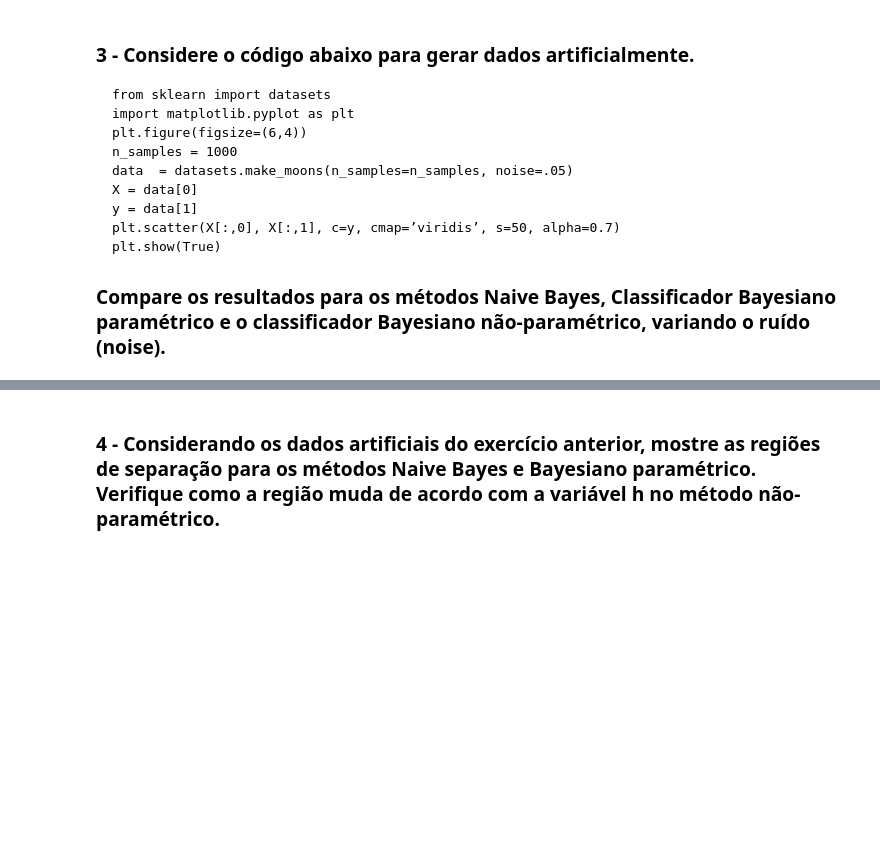
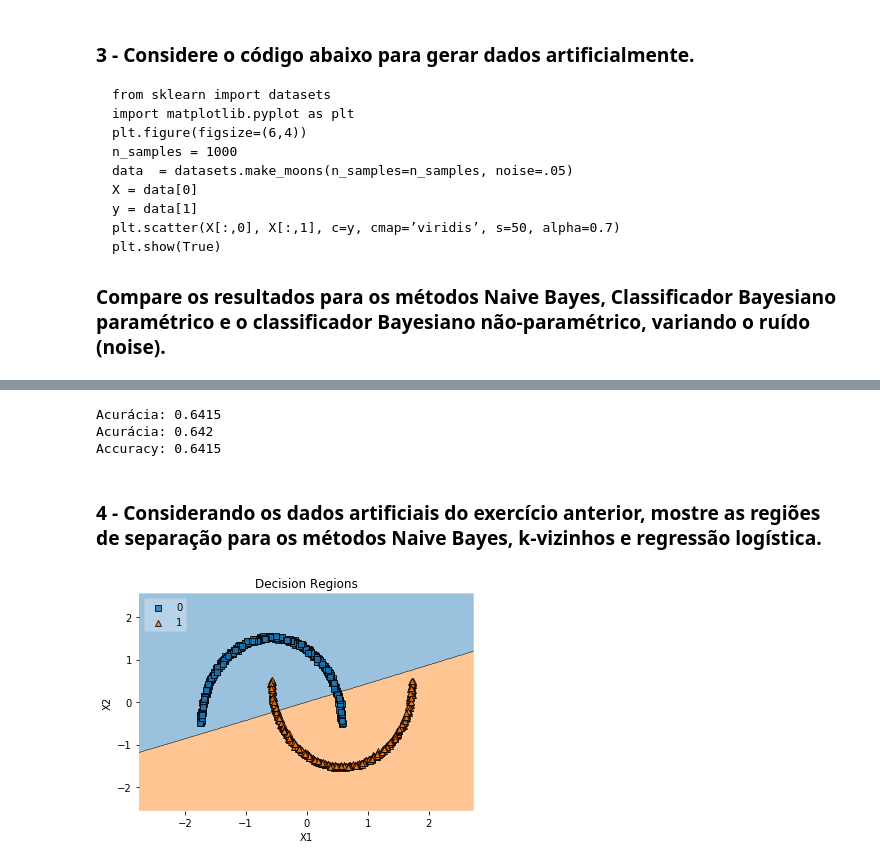
Before and after one commit to BrenoUSP/SME0828_DataScience, a Jupyter notebook: Projects/3 - Classificação/Projeto3_Classificacao_M.ipynb, the cells around one changed output, grey strips where cells are left out. Drawn from its saved outputs; the diff is of its cells as text; code cells hidden in the pictures; blank space fills up the shorter version.

Commit message:
Add files via upload
Upload exercícios 3 e 4 incompletos

```diff
--- a/Projects/3 - Classificação/Projeto3_Classificacao_M.ipynb
+++ b/Projects/3 - Classificação/Projeto3_Classificacao_M.ipynb
@@ -60,0 +86,16 @@ plt.show(True)
+# %%
+import warnings
+warnings.filterwarnings("ignore")
+
+random.seed(19)
+
+# As classes para a classificação são 0 ou 1, ou seja, os dados de X podem ser calssificados como 0 ou 1
+classes = np.array([0,1])
+
+# Normalização dos dados
+scaler = StandardScaler().fit(X)
+X = scaler.transform(X)
+
+# Divisão do conjunto de dados em conjunto de treinamento e conjunto de teste
+p = 0.9 # fração de elementos no conjunto de treino
+x_train, x_test, y_train, y_test = train_test_split(X, y, train_size = p, random_state = 19)
@@ -61,2 +320,8 @@ plt.show(True)
+# %%
+score1,score2,score3 = comparativo_bayes(x_train, x_test, y_train, y_test)
+# %% [output]
+Acurácia: 0.6415
+Acurácia: 0.642
+Accuracy: 0.6415
 # %% [markdown]
-### <a name="ex4"></a> 4 - Considerando os dados artificiais do exercício anterior, mostre as regiões de separação para os métodos Naive Bayes e Bayesiano paramétrico. Verifique como a região muda de acordo com a variável h no método não-paramétrico.
+### <a name="ex4"></a> 4 - Considerando os dados artificiais do exercício anterior, mostre as regiões de separação para os métodos Naive Bayes, k-vizinhos e regressão logística.
@@ -62,0 +330,16 @@ plt.show(True)
+# %%
+
+
+# Training a classifier
+model = GaussianNB()
+model.fit(X, y)
+
+# Plotting decision regions
+plot_decision_regions(X, y, clf=model, legend=2)
+
+plt.xlabel('X1')
+plt.ylabel('X2')
+plt.title('Decision Regions')
+plt.show()
+# %% [output]
+[figure, added]
```
Also changed, not shown: parts of 23 cells of this notebook.
